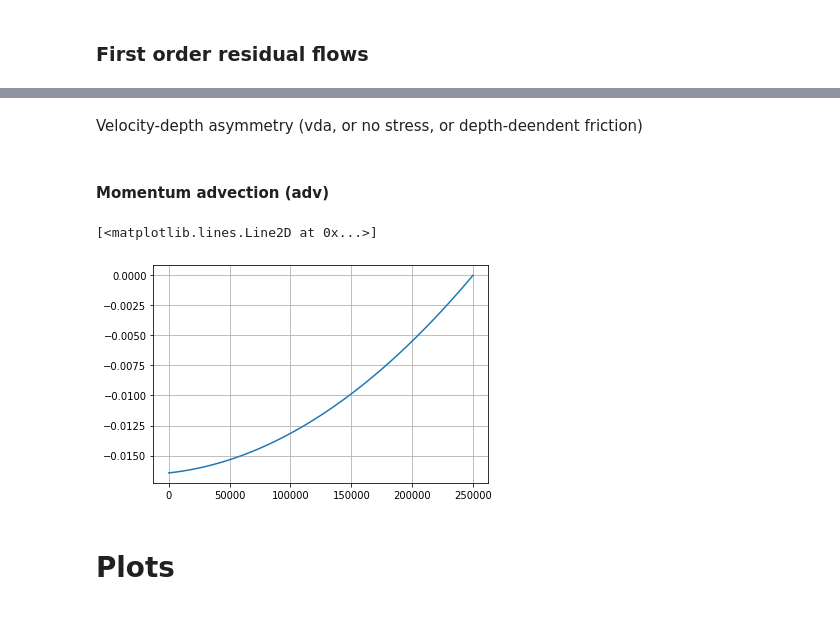
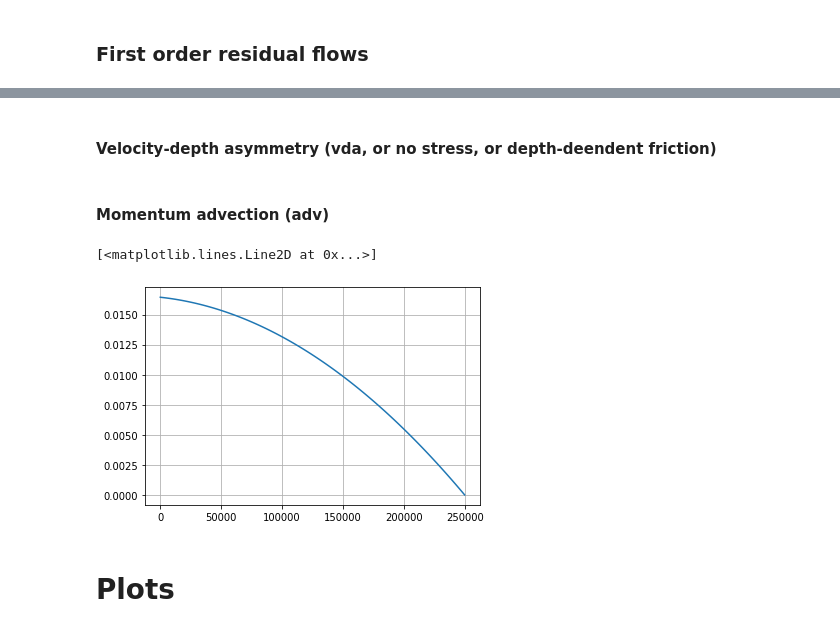
Before and after one commit to JinyangWang27/singleChannel2DV, a Jupyter notebook: singleChannel2DV.ipynb, the cells around one changed output, grey strips where cells are left out. Drawn from its saved outputs; the diff is of its cells as text; code cells hidden in the pictures.

```diff
--- a/singleChannel2DV.ipynb
+++ b/singleChannel2DV.ipynb
@@ -102,7 +122,7 @@ pressure_gradient_Stokes = coef * .5 * (np.real(eta.conjugate() * u[-1, :]))
 u_Stokes = fz * pressure_gradient_Stokes
 eta_Stokes = integrate.cumtrapz(pressure_gradient_Stokes[::-1], x[::-1], initial=0)[::-1]
 # %% [markdown]
-Velocity-depth asymmetry (vda, or no stress, or depth-deendent friction)
+#### Velocity-depth asymmetry (vda, or no stress, or depth-deendent friction)
 # %%
 uzz_at_0 = 1j * g / omega * beta * gamma**2 * np.cosh(0) * detadx[-1,:]
 Fvda = .5 * np.real(eta.conjugate() * uzz_at_0)
@@ -112,20 +132,21 @@ u_vda = fz * pressure_gradient_vda - (Z/H + 1 + r) * H * Fvda
 # %% [markdown]
 #### Momentum advection (adv)
 # %%
+
 dudx = -1j * g / omega * (1 - beta * np.cosh(gamma * Z)) * d2etadx2
 dudz = 1j * g * gamma / omega * beta * np.sinh(gamma * Z) * detadx
-Fadv = .5 * np.real(-u * dudx.conjugate() - w * dudz.conjugate())
+Fadv = .5 * np.real(u * dudx.conj() + w * dudz.conj())
 
 up_adv = -H / Av * (Z/H + 1 + r) * np.trapz(Fadv, z, axis=1) + 1 / Av * ((Z * integrate.cumtrapz(Fadv, z, axis=1, initial=0) -  integrate.cumtrapz(Fadv * Z, z, axis=1, initial=0)))
 
 pressure_gradient_adv = coef * np.trapz(up_adv, z, axis=1)
 eta_adv = integrate.cumtrapz(pressure_gradient_adv[::-1], x[::-1], initial=0)[::-1]
 
 
 plt.plot(x, eta_adv)
 # %% [output]
 [<matplotlib.lines.Line2D at 0x...>]
-[figure, old version]
+[figure, new version]
 # %% [markdown]
 # Plots
 # %%
```
Also changed, not shown: parts of 6 cells of this notebook.
